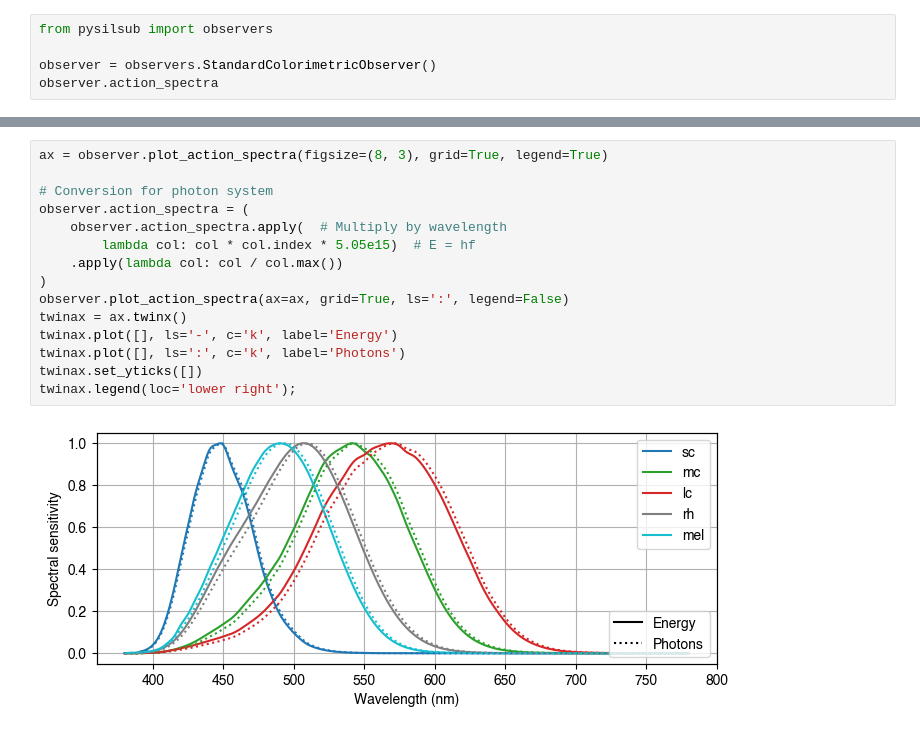
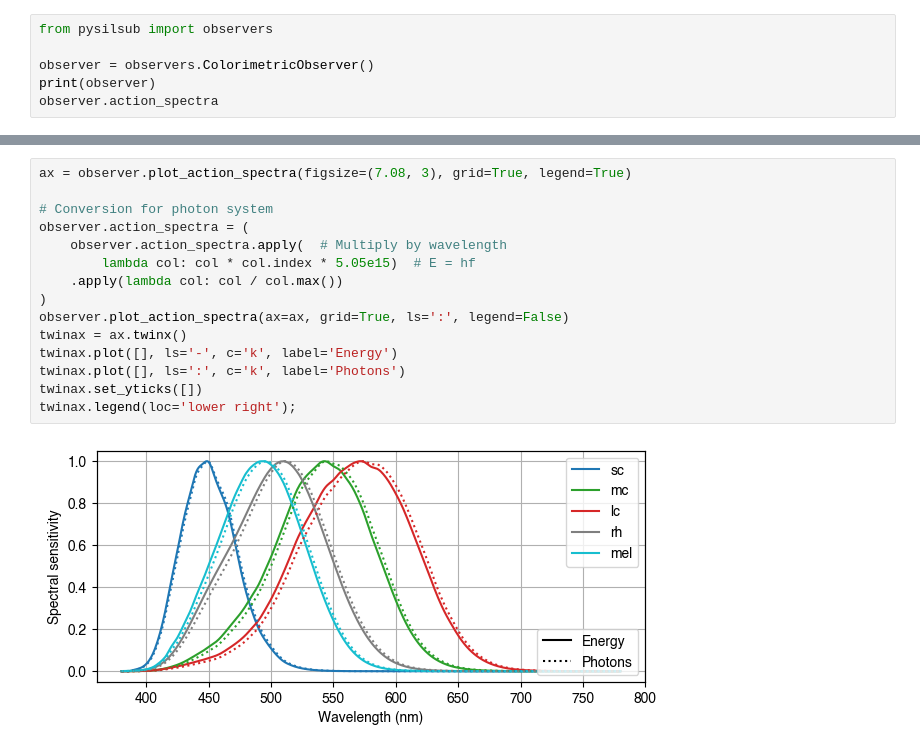
Before and after one commit to PySilentSubstitution/pysilsub, a Jupyter notebook: docs/source/03a_colorimetric_observers.ipynb, the cells around one changed output, grey strips where cells are left out. Saved outputs shown, nothing was run; the diff lists cells and outputs as text.

```diff
--- a/docs/source/03a_colorimetric_observers.ipynb
+++ b/docs/source/03a_colorimetric_observers.ipynb
@@ -35,6 +35,7 @@ This is the standard observer model for a 32-year-old observer and 10&deg; field
 # %%
 from pysilsub import observers
 
-observer = observers.StandardColorimetricObserver()
+observer = observers.ColorimetricObserver()
+print(observer)
 observer.action_spectra
 # %% [output]
@@ -55,18 +57,18 @@ observer.action_spectra
 # %%
-ax = observer.plot_action_spectra(figsize=(8, 3), grid=True, legend=True)
+ax = observer.plot_action_spectra(figsize=(7.08, 3), grid=True, legend=True)
 
 # Conversion for photon system
 observer.action_spectra = (
     observer.action_spectra.apply(  # Multiply by wavelength
         lambda col: col * col.index * 5.05e15)  # E = hf
     .apply(lambda col: col / col.max())
 )
 observer.plot_action_spectra(ax=ax, grid=True, ls=':', legend=False)
 twinax = ax.twinx()
 twinax.plot([], ls='-', c='k', label='Energy')
 twinax.plot([], ls=':', c='k', label='Photons')
 twinax.set_yticks([])
 twinax.legend(loc='lower right');
 # %% [output]
-[figure, old version]
+[figure, new version]
 # %% [markdown]
```
Also changed, not shown: parts of 7 cells of this notebook, 13 other files.
